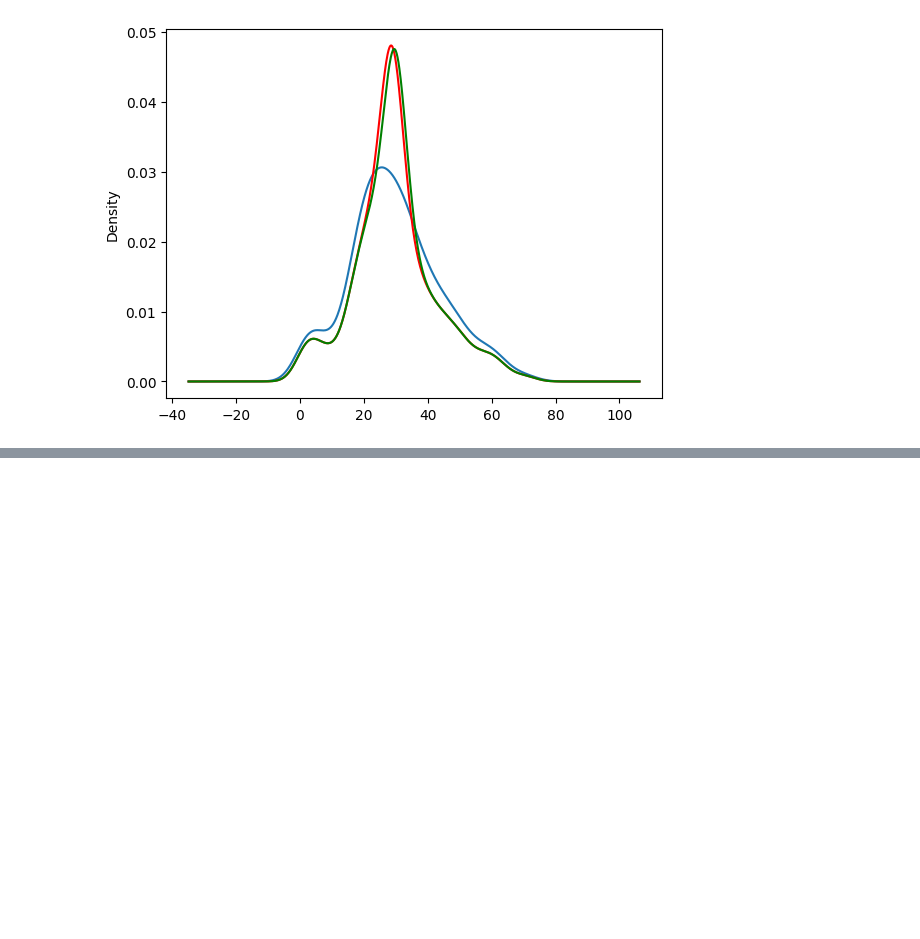
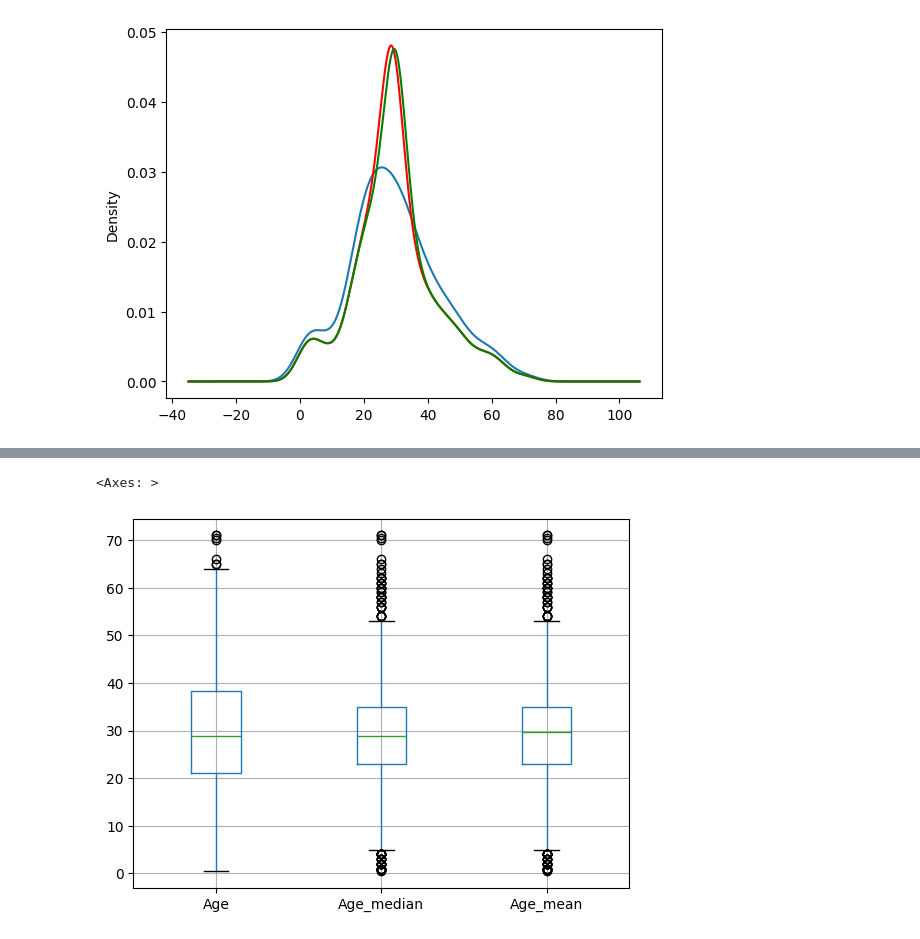
Before and after one commit to SANGRAMLEMBE/100_days_of_ML, a Jupyter notebook: Day36_Handling_Missing_Data/Handling_Missing_Data_Numerical_Data.ipynb, the cells around one changed output, grey strips where cells are left out. Saved outputs shown, nothing was run; the diff lists cells and outputs as text; code cells hidden in the pictures; blank space fills up the shorter version.

```diff
--- a/Day36_Handling_Missing_Data/Handling_Missing_Data_Numerical_Data.ipynb
+++ b/Day36_Handling_Missing_Data/Handling_Missing_Data_Numerical_Data.ipynb
@@ -116,0 +170,5 @@ x_train['Age_mean'].plot(kind = 'kde', ax = ax, color = 'green')
+# %%
+x_train[['Age','Age_median','Age_mean']].boxplot()
+# %% [output]
+<Axes: >
+[figure, added]
```
Also changed, not shown: parts of 18 cells of this notebook.
